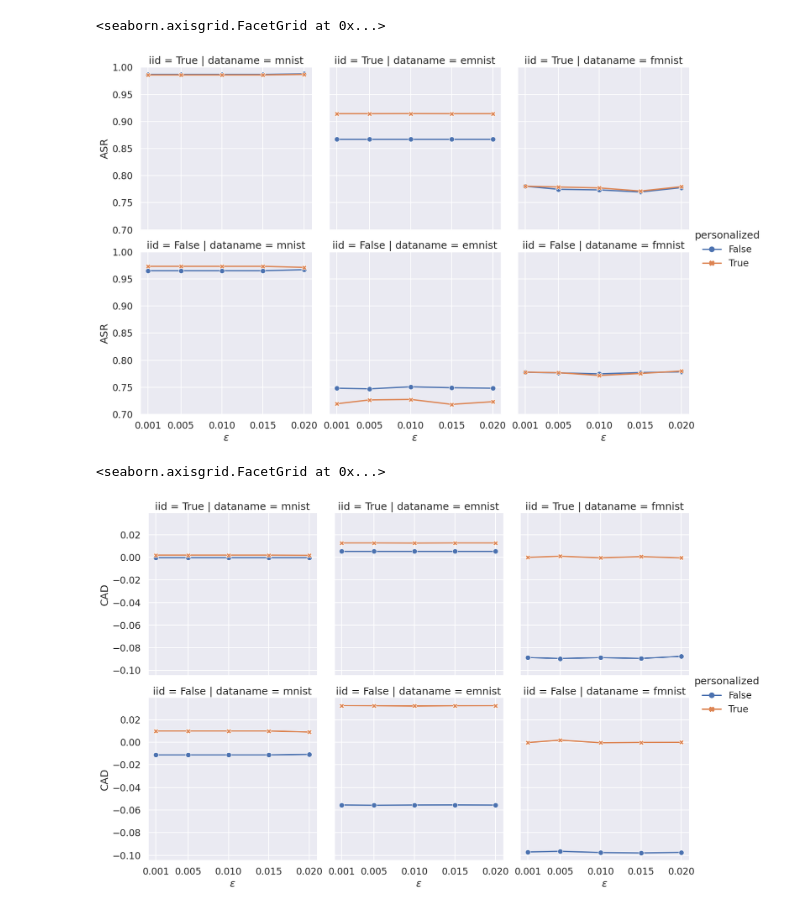
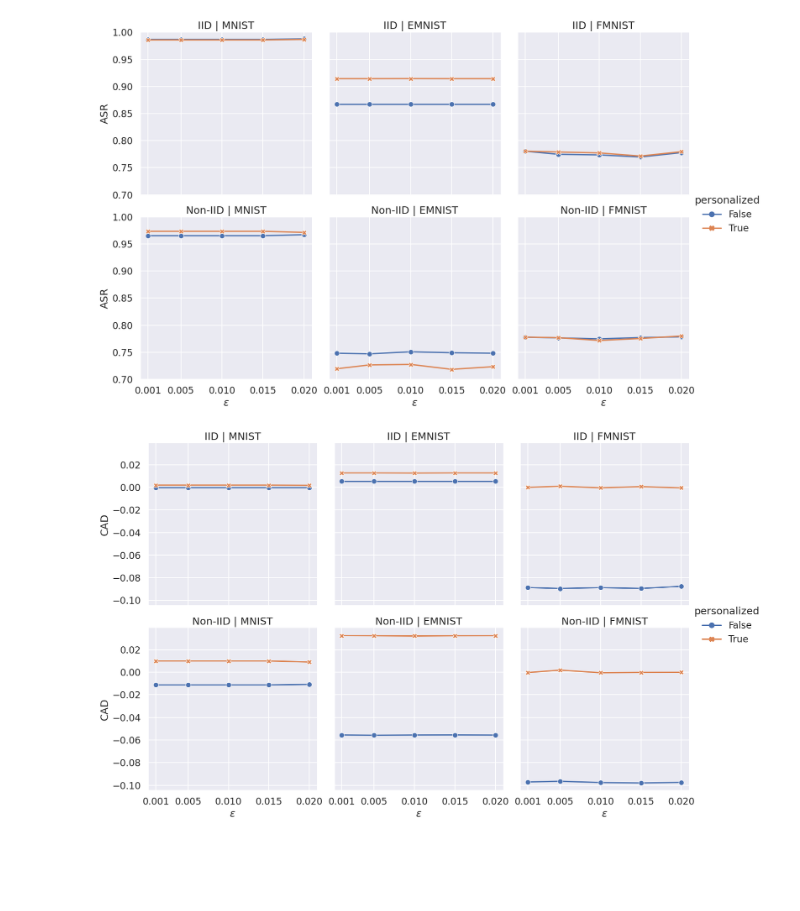
Before and after one commit to teunpe/sniper-backdoor, a Jupyter notebook: testspace.ipynb, the cells around one changed output. Drawn from its saved outputs; the diff is of its cells as text; code cells hidden in the pictures; blank space fills up the shorter version.

```diff
--- a/testspace.ipynb
+++ b/testspace.ipynb
@@ -31,4 +30,5 @@ results_dir = '/home/teun/internship/cluster/results/mnist'
 # %%
+results_dir = '/home/teun/internship/cluster/results/mnist'
 datanames = {'mnist': 5, 'emnist': 13, 'fmnist': 5}
 results_dict = []
 for iid in tqdm([True, False]):
@@ -52,8 +52,12 @@ for iid in tqdm([True, False]):
                 poisoned_per_class = model['poisoned_per_class']
                 asr = float(model['asr'])
                 cad = float(model['cad'])
+                if iid:
+                    set_iid = 'IID'
+                else:
+                    set_iid = 'Non-IID'
 
-                results_dict.append({'iid': iid, 'dataname': dataname, 'epsilon': epsilon, 'personalized': personalized,
+                results_dict.append({'iid': set_iid, 'dataname': dataname.upper(), 'epsilon': epsilon, 'personalized': personalized,
                                     'clean_per_class': clean_per_class,
                                     'poisoned_per_class': poisoned_per_class, 'asr': asr, 'cad': cad})
 # %% [output]
@@ -63,28 +67,30 @@ backdoor_df = pd.DataFrame(results_dict)
 # %%
 sns.set_theme(style='darkgrid')
 sns.color_palette('colorblind')
 sns.set_context('talk')
 g = sns.relplot(data=backdoor_df, kind='line',
             x='epsilon', y='asr', hue='personalized', style='personalized', col='dataname', row='iid',
-            dashes=False, markers=True, row_order=[True, False])
+            dashes=False, markers=True)
 plt.xticks([0.001, 0.005, 0.010, 0.015, 0.020])
 plt.ylim([0.7, 1])
 g.set_ylabels('ASR')
 g.set_xlabels('$\epsilon$')
+g.set_titles(col_template='{col_name}', row_template='{row_name}')
+g.savefig('../asr.png')
 # %% [output]
-<seaborn.axisgrid.FacetGrid at 0x...>
-[figure, old version]
+[figure, new version]
 # %%
 g = sns.relplot(data=backdoor_df, kind='line',
             x='epsilon', y='cad', hue='personalized', style='personalized', col='dataname', row='iid',
-            dashes=False, markers=True, row_order=[True, False])
+            dashes=False, markers=True)
 plt.xticks([0.001, 0.005, 0.010, 0.015, 0.020])
 plt.yticks(np.linspace(0.02,-0.10,7))
 g.set_ylabels('CAD')
 g.set_xlabels('$\epsilon$')
+g.set_titles(col_template='{col_name}', row_template='{row_name}')
+g.savefig('../cad.png')
 # %% [output]
-<seaborn.axisgrid.FacetGrid at 0x...>
-[figure, old version]
+[figure, new version]
 # %%
 results_dir = '/home/teun/internship/cluster/results/optimalize'
 datanames = {'mnist': 5, 'emnist': 13, 'fmnist': 5}
```
Also changed, not shown: parts of 9 cells of this notebook, 12 other files.
